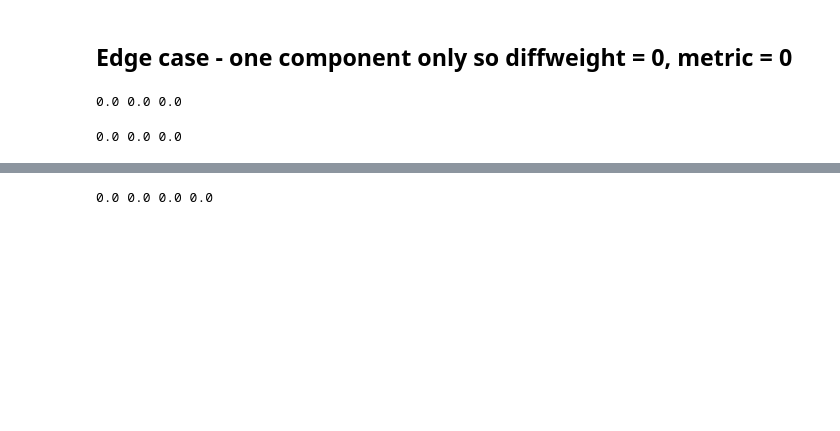
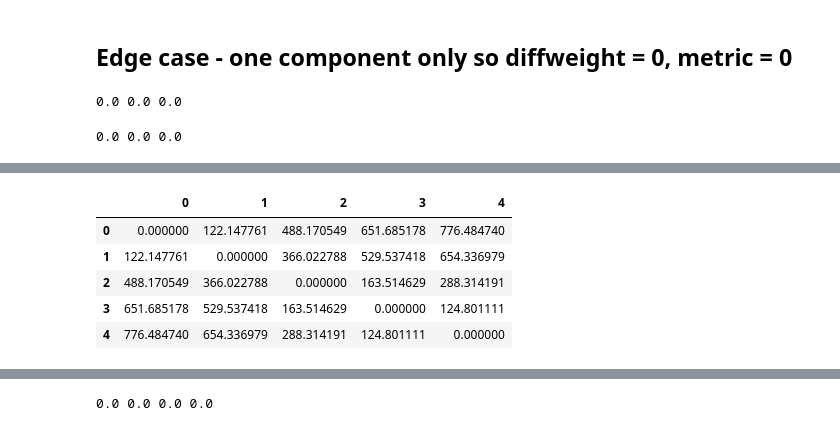
Before and after one commit to algoasylum/SatelliteImageAnalysis, a Jupyter notebook: GMM/additive_ordermeans_synthetic.ipynb, the cells around one changed output, grey strips where cells are left out. Drawn from its saved outputs; the diff is of its cells as text; code cells hidden in the pictures; blank space fills up the shorter version.

Commit message:
delhi data

```diff
--- a/GMM/additive_ordermeans_synthetic.ipynb
+++ b/GMM/additive_ordermeans_synthetic.ipynb
@@ -305,0 +305,19 @@ sns.distplot(violet,bins=150)
+# %%
+a = np.zeros(shape=(5, 5))
+x = [blue,orange,green,red,violet]
+for i,c in enumerate(x):
+    for j,b in enumerate(x):
+        a[i][j] = wasserstein_distance(c,b)
+# %%
+dfw = pd.DataFrame(a)
+cm = sns.light_palette("green", as_cmap=True)
+s = dfw.style.background_gradient(cmap=cm)
+s
+[blue,       orange,     green,      red,       violet]
+# %% [output]
+|  | 0 | 1 | 2 | 3 | 4 |
+| 0 | 0.000000 | 122.147761 | 488.170549 | 651.685178 | 776.484740 |
+| 1 | 122.147761 | 0.000000 | 366.022788 | 529.537418 | 654.336979 |
+| 2 | 488.170549 | 366.022788 | 0.000000 | 163.514629 | 288.314191 |
+| 3 | 651.685178 | 529.537418 | 163.514629 | 0.000000 | 124.801111 |
+| 4 | 776.484740 | 654.336979 | 288.314191 | 124.801111 | 0.000000 |
```
Also changed, not shown: parts of 40 cells of this notebook, 1 other file.
